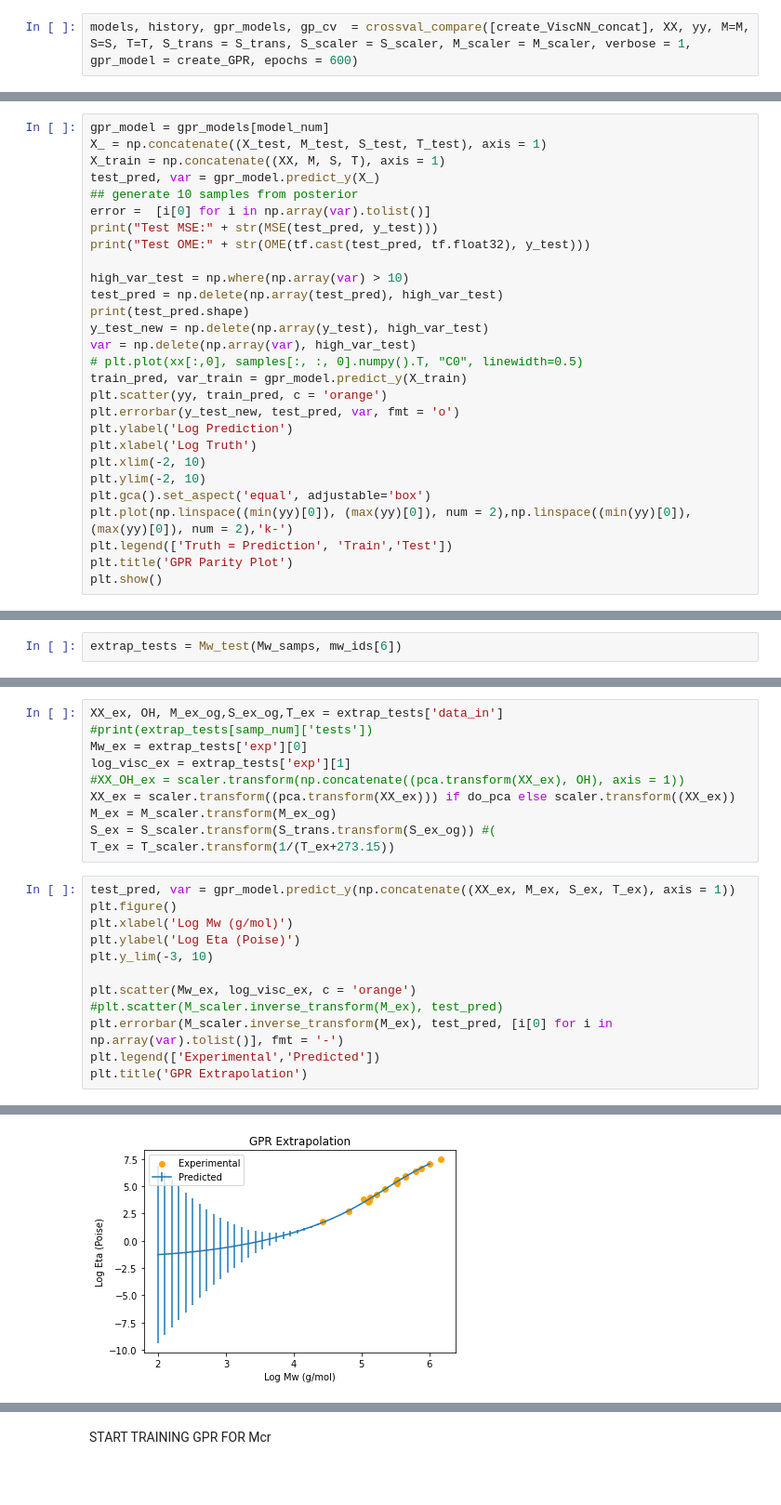
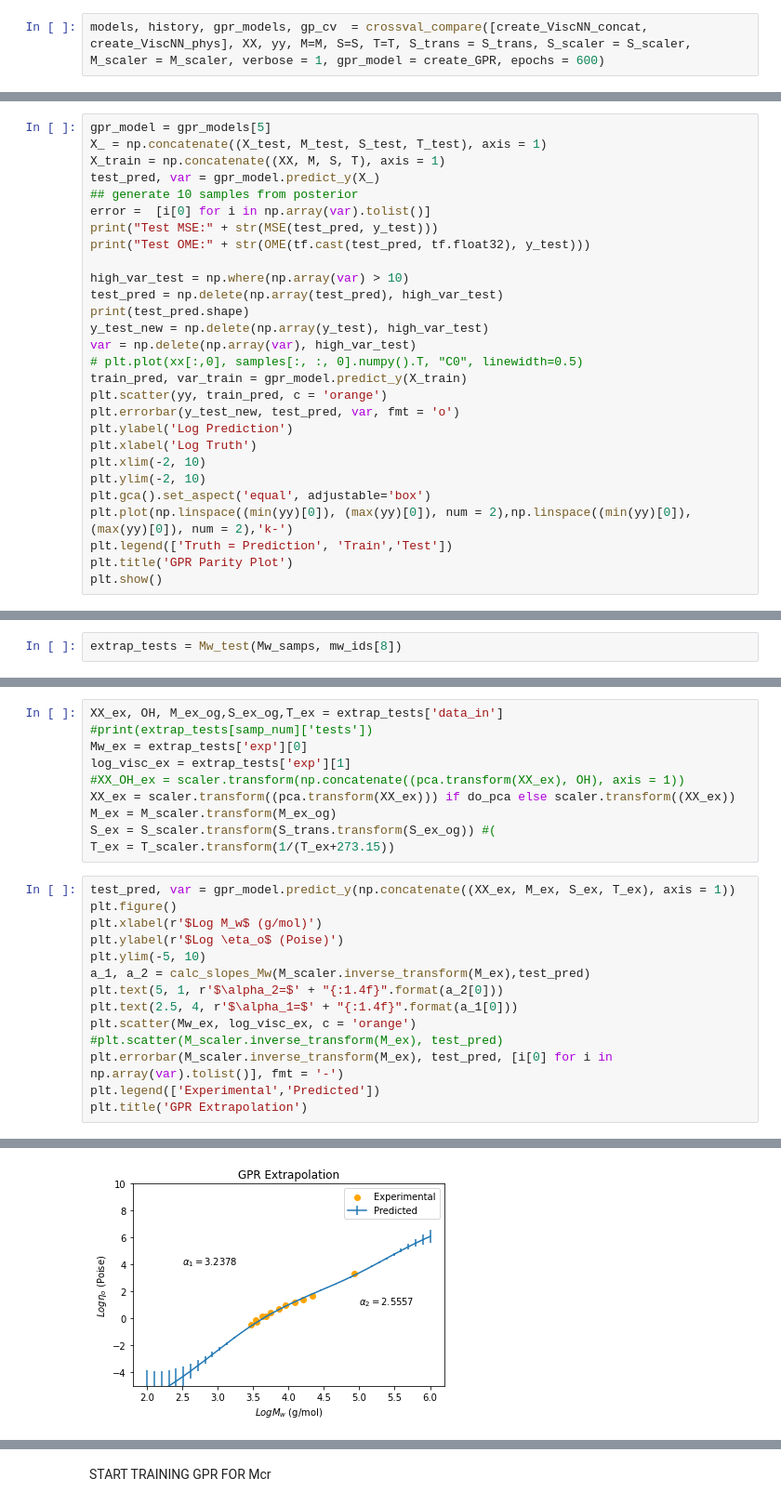
Before and after one commit to ajain300/Melt_Viscosity_Predictor, a Jupyter notebook: viscosityNN.ipynb, the cells around one changed output, grey strips where cells are left out. Shown at 93% size. Cells and saved outputs as stored; diff of their text form; blank space fills up the shorter version.

Commit message:
updates to viscNN

```diff
--- a/viscosityNN.ipynb
+++ b/viscosityNN.ipynb
@@ -144,4 +160,4 @@ plt.scatter(T_test, y_test)
 # %%
-models, history, gpr_models, gp_cv  = crossval_compare([create_ViscNN_concat], XX, yy, M=M, S=S, T=T, S_trans = S_trans, S_scaler = S_scaler, M_scaler = M_scaler, verbose = 1, gpr_model = create_GPR, epochs = 600)
+models, history, gpr_models, gp_cv  = crossval_compare([create_ViscNN_concat, create_ViscNN_phys], XX, yy, M=M, S=S, T=T, S_trans = S_trans, S_scaler = S_scaler, M_scaler = M_scaler, verbose = 1, gpr_model = create_GPR, epochs = 600)
 # %% [output]
 Trained fold 1 ...
@@ -262,7 +281,7 @@ IndexError: list index out of range
 #gpr_model = train_GPR(XX, yy, M, S, T)
 gpr_model = gpr_models[model_num]
 # %%
-gpr_model = gpr_models[model_num]
+gpr_model = gpr_models[5]
 X_ = np.concatenate((X_test, M_test, S_test, T_test), axis = 1)
 X_train = np.concatenate((XX, M, S, T), axis = 1)
 test_pred, var = gpr_model.predict_y(X_)
@@ -413,3 +424,3 @@ ValueError: No such layer: log_k_1.
 # %%
-extrap_tests = Mw_test(Mw_samps, mw_ids[6])
+extrap_tests = Mw_test(Mw_samps, mw_ids[8])
 # %% [output]
@@ -443,17 +454,19 @@ T_ex = T_scaler.transform(1/(T_ex+273.15))
 # %%
 test_pred, var = gpr_model.predict_y(np.concatenate((XX_ex, M_ex, S_ex, T_ex), axis = 1))
 plt.figure()
-plt.xlabel('Log Mw (g/mol)')
-plt.ylabel('Log Eta (Poise)')
-plt.y_lim(-3, 10)
-
+plt.xlabel(r'$Log M_w$ (g/mol)')
+plt.ylabel(r'$Log \eta_o$ (Poise)')
+plt.ylim(-5, 10)
+a_1, a_2 = calc_slopes_Mw(M_scaler.inverse_transform(M_ex),test_pred)
+plt.text(5, 1, r'$\alpha_2=$' + "{:1.4f}".format(a_2[0]))
+plt.text(2.5, 4, r'$\alpha_1=$' + "{:1.4f}".format(a_1[0]))
 plt.scatter(Mw_ex, log_visc_ex, c = 'orange')
 #plt.scatter(M_scaler.inverse_transform(M_ex), test_pred)
 plt.errorbar(M_scaler.inverse_transform(M_ex), test_pred, [i[0] for i in np.array(var).tolist()], fmt = '-')
 plt.legend(['Experimental','Predicted'])
 plt.title('GPR Extrapolation')
 # %% [output]
 Text(0.5, 1.0, 'GPR Extrapolation')
-[figure, old version]
+[figure, new version]
 # %%
 #test_pred = m_NP.predict([XX_ex, M_ex, S_ex, T_ex, gr_Mcr_ex])
```
Also changed, not shown: parts of 33 cells of this notebook, 2 other files.
